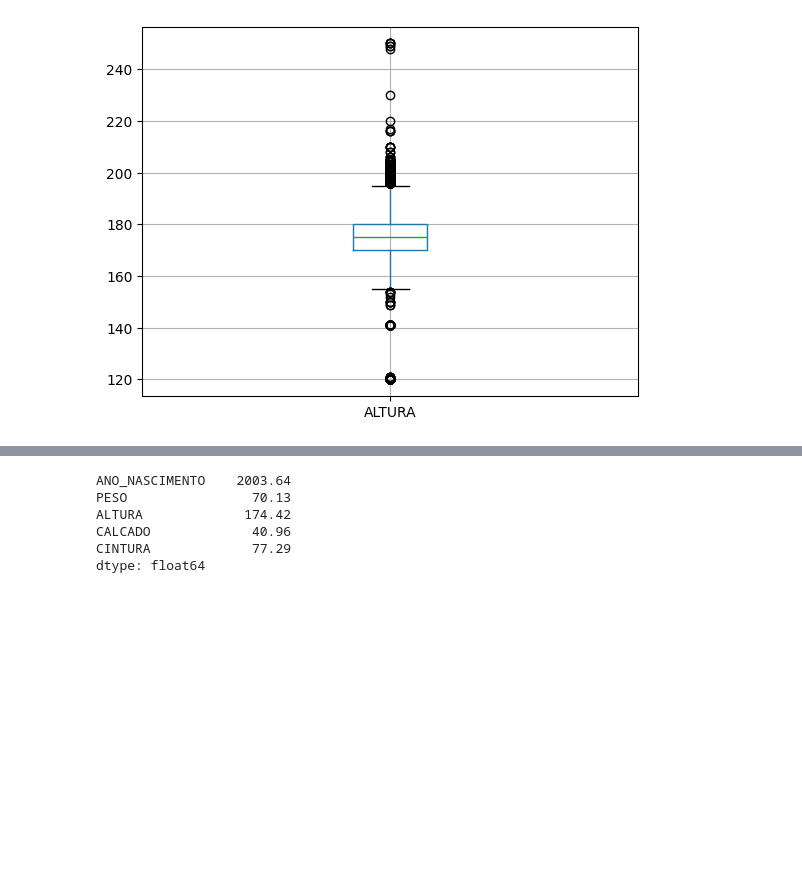
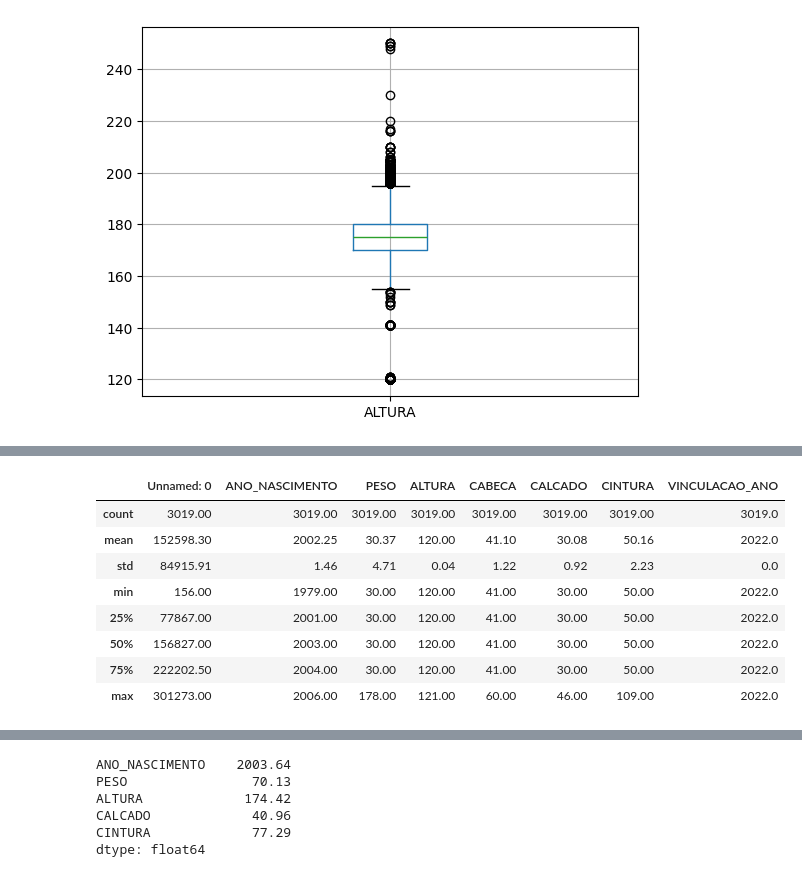
Before and after one commit to hudsonhcp/Alistamento-Militar-2022, a Jupyter notebook: Alistamento.ipynb, the cells around one changed output, grey strips where cells are left out. Cells and saved outputs as stored; diff of their text form; code cells hidden in the pictures; blank space fills up the shorter version.

```diff
--- a/Alistamento.ipynb
+++ b/Alistamento.ipynb
@@ -77,0 +81,12 @@ Name: ALTURA, dtype: float64
+# %%
+round(df[(df['ALTURA'] <= 140)].describe(), 2)
+# %% [output]
+|  | Unnamed: 0 | ANO_NASCIMENTO | PESO | ALTURA | CABECA | CALCADO | CINTURA | VINCULACAO_ANO |
+| count | 3019.00 | 3019.00 | 3019.00 | 3019.00 | 3019.00 | 3019.00 | 3019.00 | 3019.0 |
+| mean | 152598.30 | 2002.25 | 30.37 | 120.00 | 41.10 | 30.08 | 50.16 | 2022.0 |
+| std | 84915.91 | 1.46 | 4.71 | 0.04 | 1.22 | 0.92 | 2.23 | 0.0 |
+| min | 156.00 | 1979.00 | 30.00 | 120.00 | 41.00 | 30.00 | 50.00 | 2022.0 |
+| 25% | 77867.00 | 2001.00 | 30.00 | 120.00 | 41.00 | 30.00 | 50.00 | 2022.0 |
+| 50% | 156827.00 | 2003.00 | 30.00 | 120.00 | 41.00 | 30.00 | 50.00 | 2022.0 |
+| 75% | 222202.50 | 2004.00 | 30.00 | 120.00 | 41.00 | 30.00 | 50.00 | 2022.0 |
+| max | 301273.00 | 2006.00 | 178.00 | 121.00 | 60.00 | 46.00 | 109.00 | 2022.0 |
```
Also changed, not shown: parts of 34 cells of this notebook.
